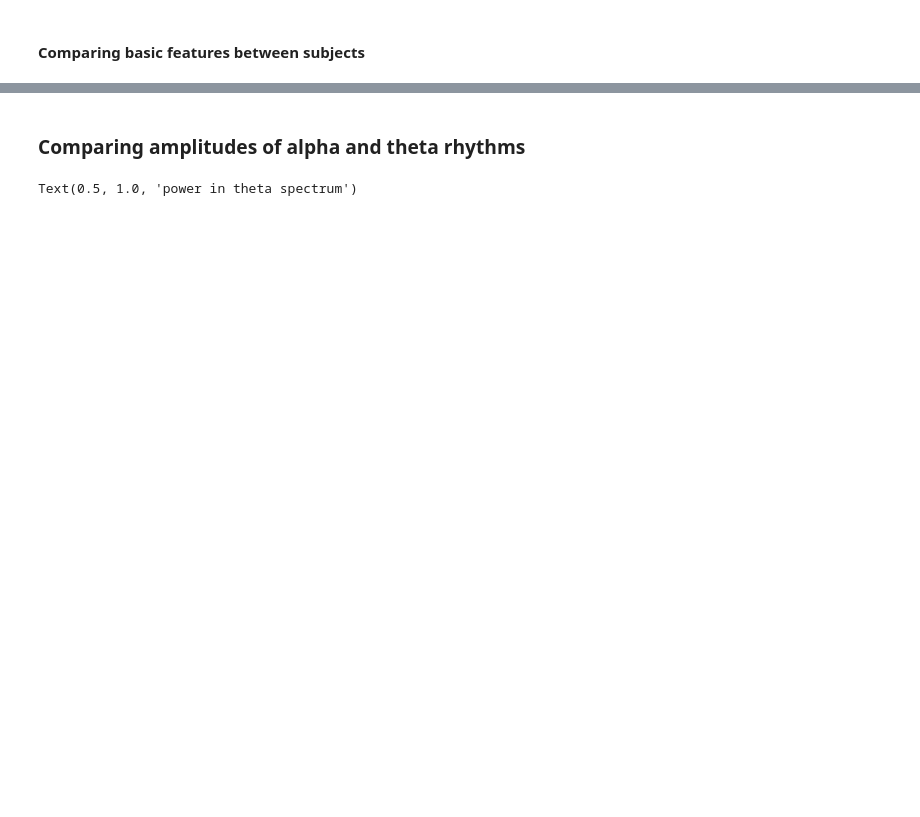
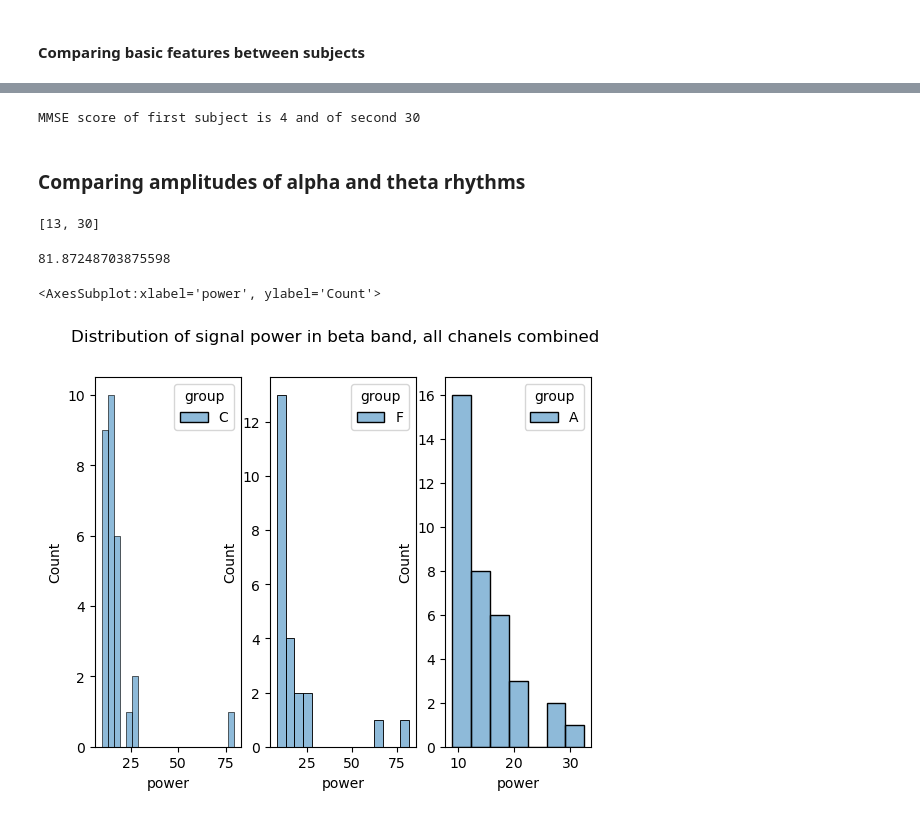
Before and after one commit to strajdzsha/EEG-classification, a Jupyter notebook: analysis/feature_extraction.ipynb, the cells around one changed output, grey strips where cells are left out. Drawn from its saved outputs; the diff is of its cells as text; code cells hidden in the pictures; blank space fills up the shorter version.

```diff
--- a/analysis/feature_extraction.ipynb
+++ b/analysis/feature_extraction.ipynb
@@ -140,26 +70,53 @@ plt.plot(bandpass_filter(signal1, 4, 8, fs)[100*fs:110*fs])
+# %%
+n_channels = participant[0][0].shape[0]
+n_participants = len(participant.name)
+# %%
+sub1, sub2 = 19, 41
+signal0 = participant[sub1][0][0]
+signal1 = participant[sub2][0][0]
+print("MMSE score of first subject is {} and of second {}".format(participant[sub1][4], participant[sub2][4]))
+# %% [output]
+MMSE score of first subject is 4 and of second 30
 # %% [markdown]
 ### Comparing amplitudes of alpha and theta rhythms
-# %%
-alpha = np.empty((88, 1))
-theta = np.empty((88, 1))
-mmse = np.empty((88, 1))
-for i in range(88):
-    signal = get_subject_eeg(i, 0)
-    alpha_signal = bandpass_filter(signal, 13, 30, fs)
-    theta_signal = bandpass_filter(signal, 4, 8, fs)
-    alpha[i] = np.sum(np.square(alpha_signal))/len(signal)
-    theta[i] = np.sum(np.square(theta_signal))/len(signal)
-    mmse[i] = data['MMSE'][i]
-
-plt.figure(1)
-plt.scatter(mmse, alpha)
-plt.xlabel('mmse score')
-plt.ylabel('power')
-plt.title('power in alpha spectrum')
-plt.figure(2)
-plt.scatter(mmse, theta)
-plt.xlabel('mmse score')
-plt.ylabel('power')
-plt.title('power in theta spectrum')
-# %% [output]
-Text(0.5, 1.0, 'power in theta spectrum')
+# %%
+def get_power_band(band, participant_id = -1, channel = -1):
+    band_to_freq = {'alpha':[8, 13], 'beta':[13, 30], 'theta':[4, 8]}
+    freq = band_to_freq[band]
+    print(freq)
+    powers = np.empty(n_participants)
+    if participant_id == -1 and channel == -1:
+        for i in range(n_participants):
+            for j in range(n_channels):
+                signal = participant[i][0][j]
+                signal = bandpass_filter(signal, freq[0], freq[1], fs)
+                powers[i] += np.sum(np.square(signal))/len(signal)
+            powers[i] /= n_channels
+    return powers
+# %%
+band = 'beta'
+powers = get_power_band(band)
+np.max(powers)
+# %% [output]
+[13, 30]
+81.87248703875598
+# %%
+import seaborn as sns
+
+groups = [participant[i][3] for i in range(n_participants)]
+data = pd.DataFrame({'power':powers, 'group':groups})
+fig, axs = plt.subplots(1, 3)
+
+fig.suptitle("Distribution of signal power in {} band, all chanels combined".format(band))
+sns.histplot(ax = axs[0], data=data[data['group']=='C'], x = "power", hue = "group")
+# axs[0].set_xlim([0, 80])
+# axs[0].set_ylim([0, 15])
+sns.histplot(ax = axs[1], data=data[data['group']=='F'], x = "power", hue = "group")
+# axs[1].set_xlim([0, 80])
+# axs[1].set_ylim([0, 15])
+sns.histplot(ax = axs[2], data=data[data['group']=='A'], x = "power", hue = "group")
+# axs[2].set_xlim([0, 80])
+# axs[2].set_ylim([0, 15])
+# %% [output]
+<AxesSubplot:xlabel='power', ylabel='Count'>
+[figure, added]
```
Also changed, not shown: parts of 38 cells of this notebook.
